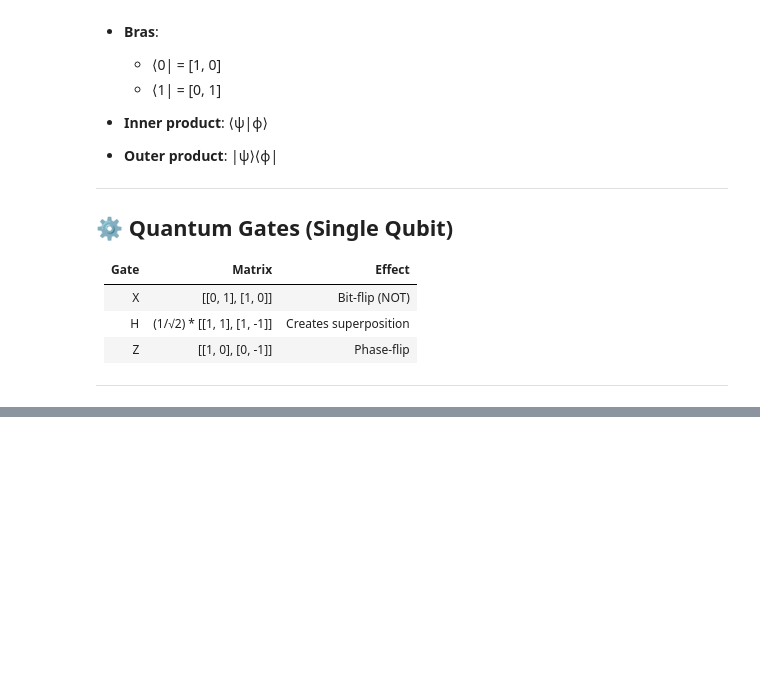
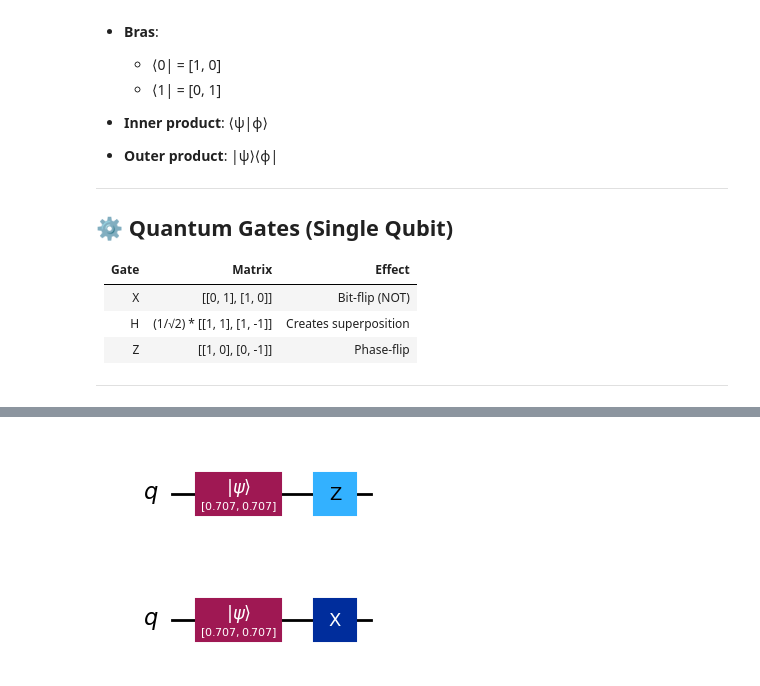
Before and after one commit to preimitz/QuantumComp-QuantumInfo, a Jupyter notebook: chapters/01_Intro_and_Overview/01_Introduction_and_Overview.ipynb, the cells around one changed output, grey strips where cells are left out. Saved outputs shown, nothing was run; the diff lists cells and outputs as text; code cells hidden in the pictures; blank space fills up the shorter version.

```diff
--- a/chapters/01_Intro_and_Overview/01_Introduction_and_Overview.ipynb
+++ b/chapters/01_Intro_and_Overview/01_Introduction_and_Overview.ipynb
@@ -86,0 +218,8 @@ Measurement of a qubit: Measurement changes the state of a qubit, collapsing it
+# %%
+qc1.draw('mpl')
+# %% [output]
+[figure, added]
+# %%
+qc2.draw('mpl')
+# %% [output]
+[figure, added]
```
Also changed, not shown: parts of 12 cells of this notebook, 2 other files.
